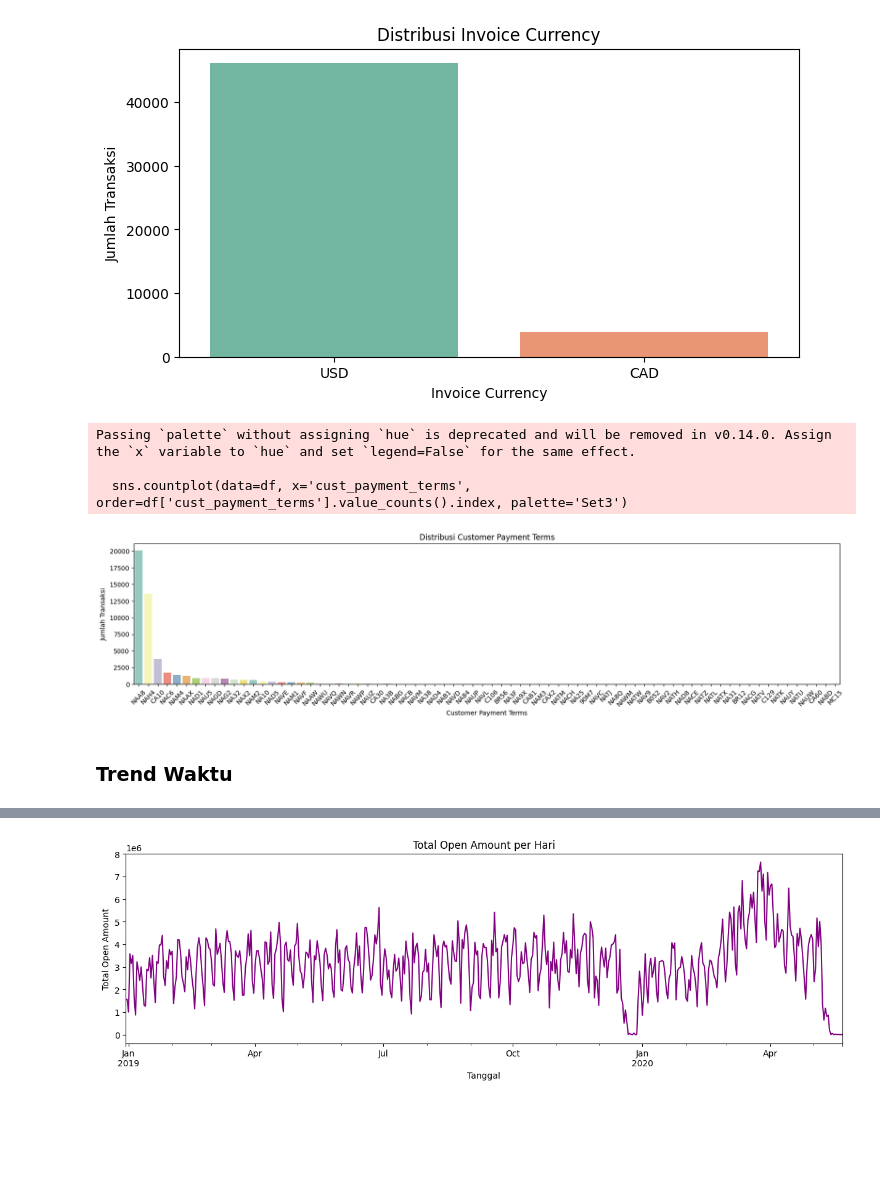
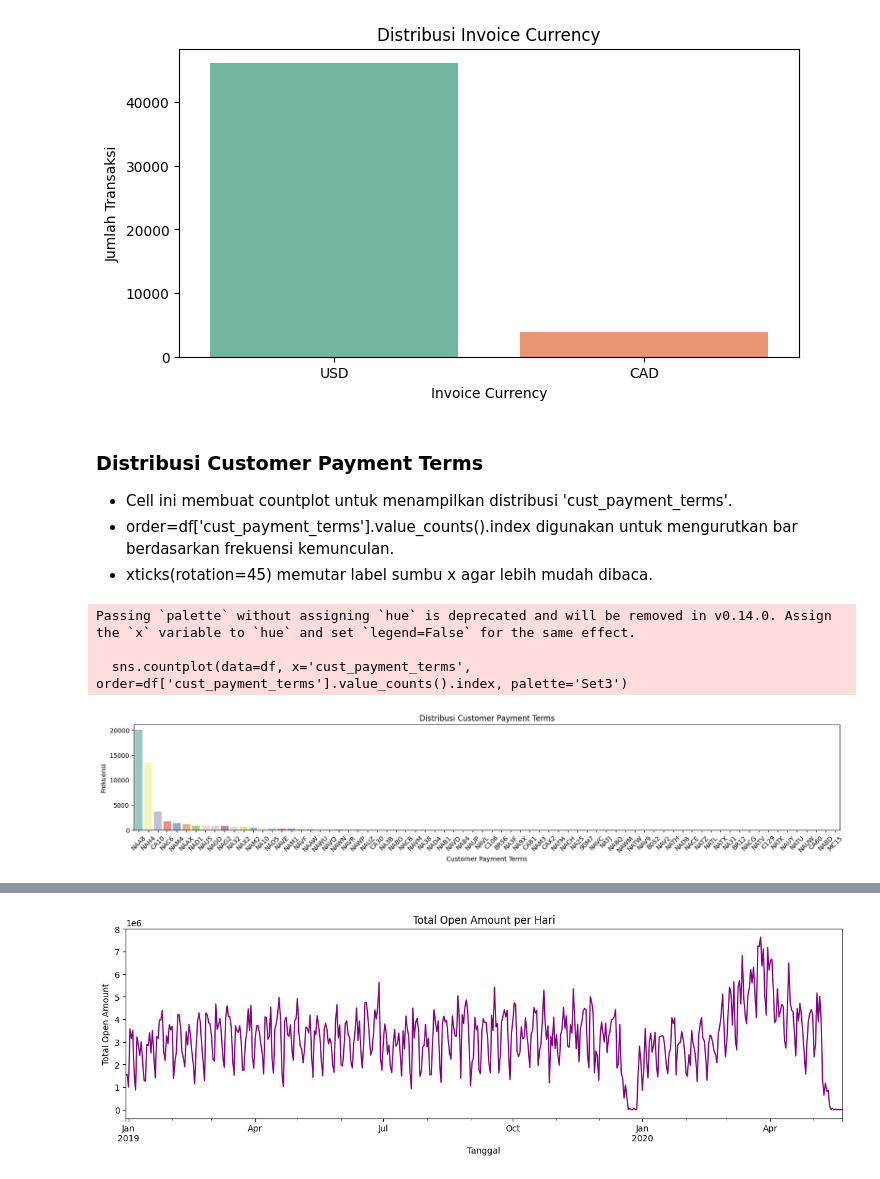
Before and after one commit to wildan14ar/Dicoding-Analysis-Desktiptif, a Jupyter notebook: Dicoding_Predictive_Analytics.ipynb, the cells around one changed output, grey strips where cells are left out. Saved outputs shown, nothing was run; the diff lists cells and outputs as text; code cells hidden in the pictures; blank space fills up the shorter version.

```diff
--- a/Dicoding_Predictive_Analytics.ipynb
+++ b/Dicoding_Predictive_Analytics.ipynb
@@ -28,5 +36,5 @@ from sklearn.metrics import classification_report, confusion_matrix, roc_curve,
 # %%
-url = "https://docs.google.com/spreadsheets/d/14bbC33OrmPFUh4z-Nwtg1Eahv2ofx-BC2omyN063oSY/export?format=csv"
+url = "dataset.csv"
 df = pd.read_csv(url)
 df.head()
 # %% [output]
@@ -167,18 +216,21 @@ Passing `palette` without assigning `hue` is deprecated and will be removed in v
 
   sns.countplot(data=df, x='invoice_currency', palette='Set2')
 [figure]
+# %% [markdown]
+### Distribusi Customer Payment Terms
+- Cell ini membuat countplot untuk menampilkan distribusi 'cust_payment_terms'.
+- order=df['cust_payment_terms'].value_counts().index digunakan untuk mengurutkan bar berdasarkan frekuensi kemunculan.
+- xticks(rotation=45) memutar label sumbu x agar lebih mudah dibaca.
 # %%
-plt.figure(figsize=(20,4))
+plt.figure(figsize=(20,3))
 sns.countplot(data=df, x='cust_payment_terms', order=df['cust_payment_terms'].value_counts().index, palette='Set3')
 plt.title('Distribusi Customer Payment Terms')
 plt.xlabel('Customer Payment Terms')
-plt.ylabel('Jumlah Transaksi')
+plt.ylabel('Frekuensi')
 plt.xticks(rotation=45)
 plt.show()
 # %% [output]
 Passing `palette` without assigning `hue` is deprecated and will be removed in v0.14.0. Assign the `x` variable to `hue` and set `legend=False` for the same effect.
 
   sns.countplot(data=df, x='cust_payment_terms', order=df['cust_payment_terms'].value_counts().index, palette='Set3')
-[figure, old version]
+[figure, new version]
-# %% [markdown]
-### Trend Waktu
```
Also changed, not shown: parts of 43 cells of this notebook, 2 other files.
